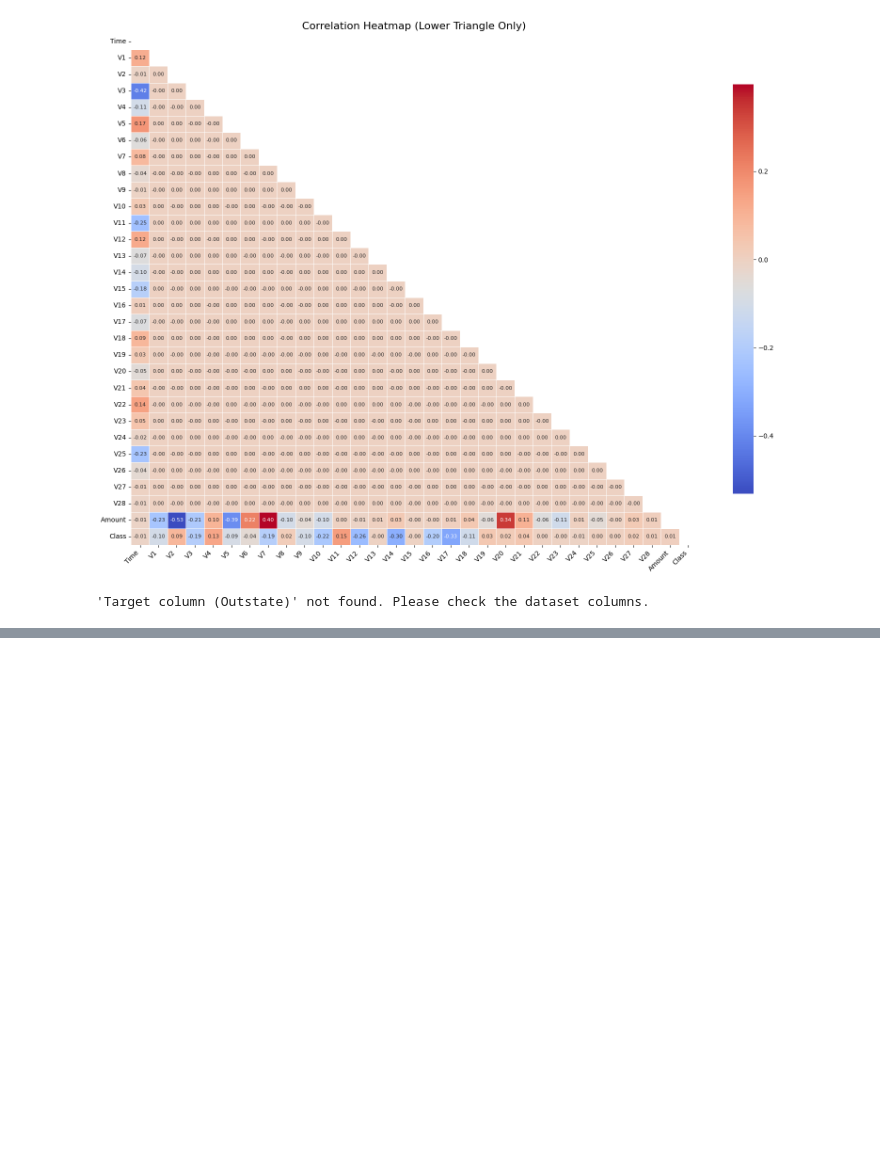
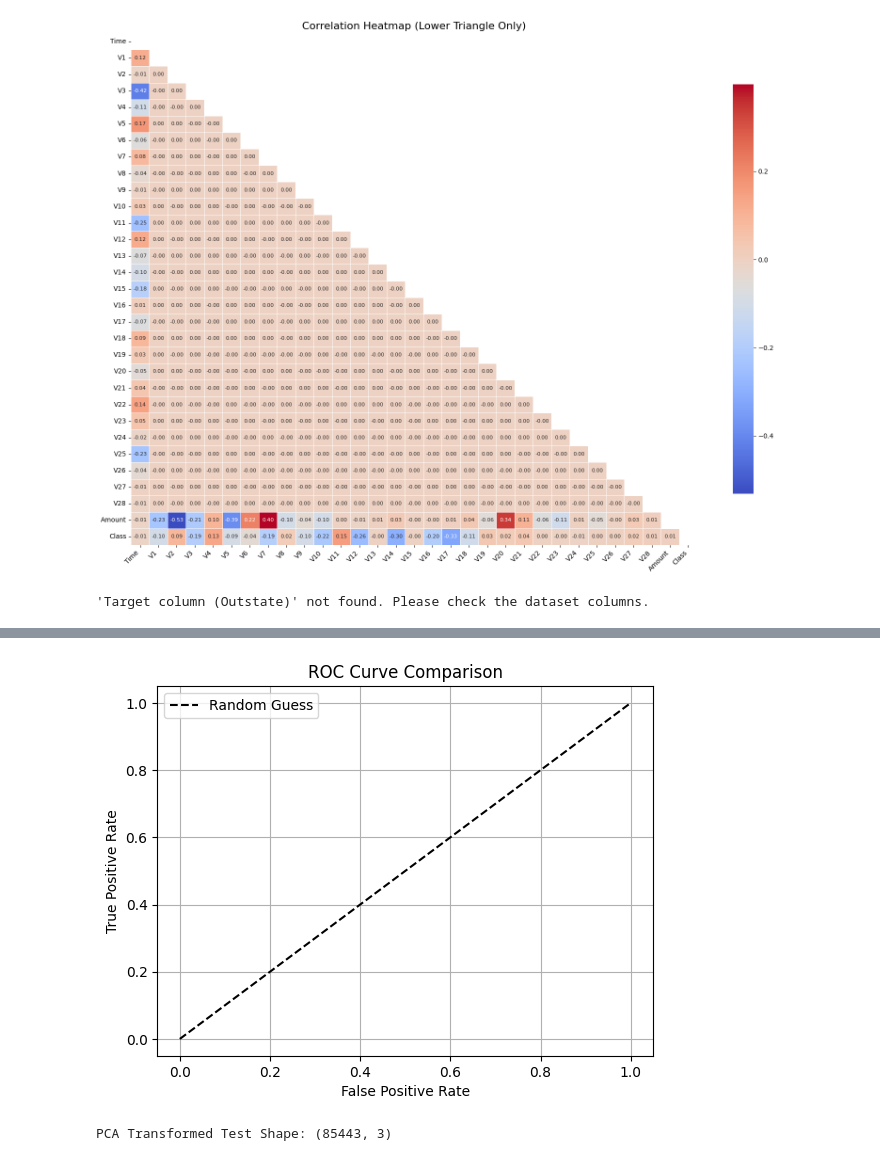
Before and after one commit to Kolawole-a2/Kola_Projects, a Jupyter notebook: Assisment_5_with_errors.ipynb, the cells around one changed output, grey strips where cells are left out. Drawn from its saved outputs; the diff is of its cells as text; code cells hidden in the pictures; blank space fills up the shorter version.

```diff
--- a/Assisment_5_with_errors.ipynb
+++ b/Assisment_5_with_errors.ipynb
@@ -1026,0 +445,22 @@ dtype: int64
+# %%
+# Finalize ROC Curve plot
+plt.plot([0, 1], [0, 1], 'k--', label='Random Guess')
+plt.xlabel('False Positive Rate')
+plt.ylabel('True Positive Rate')
+plt.title('ROC Curve Comparison')
+plt.legend()
+plt.grid(True)
+plt.show()
+# %% [output]
+[figure, added]
+# %%
+from sklearn.decomposition import PCA
+
+# Apply PCA to scaled test data
+pca = PCA(n_components=3, random_state=42)
+X_test_pca = pca.fit_transform(X_test_scaled)
+
+# Check shape
+print("PCA Transformed Test Shape:", X_test_pca.shape)
+# %% [output]
+PCA Transformed Test Shape: (85443, 3)
```
Also changed, not shown: parts of 16 cells of this notebook.
